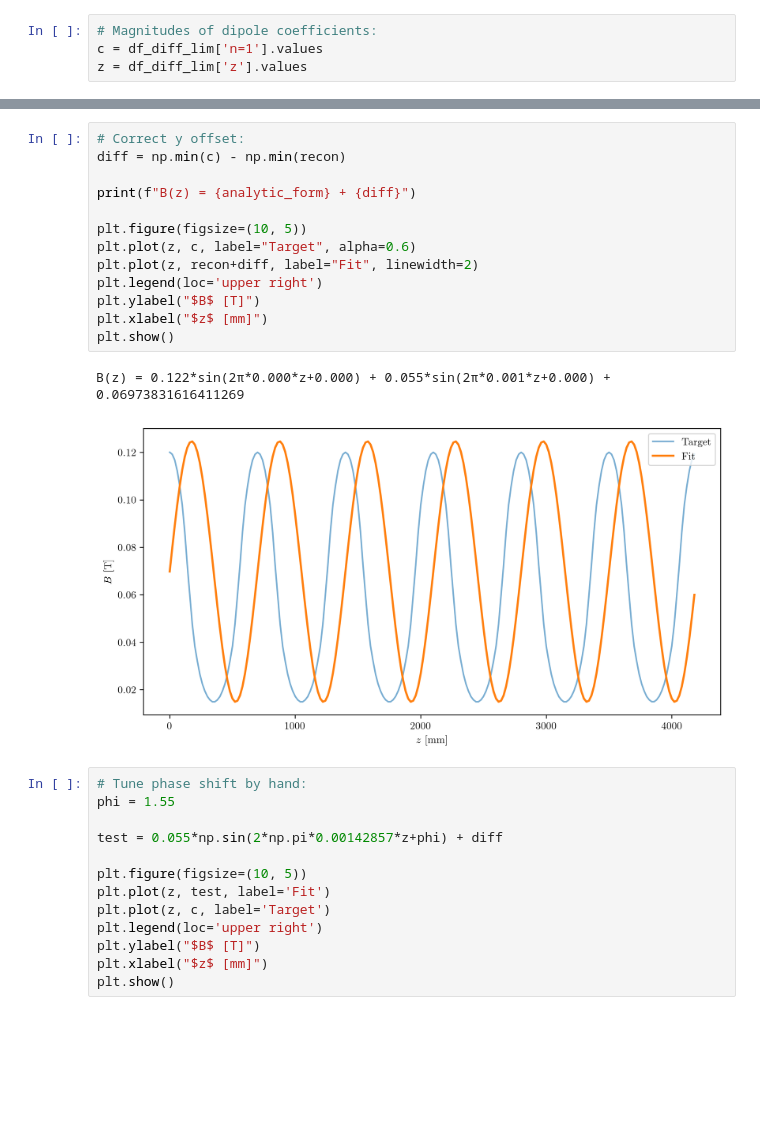
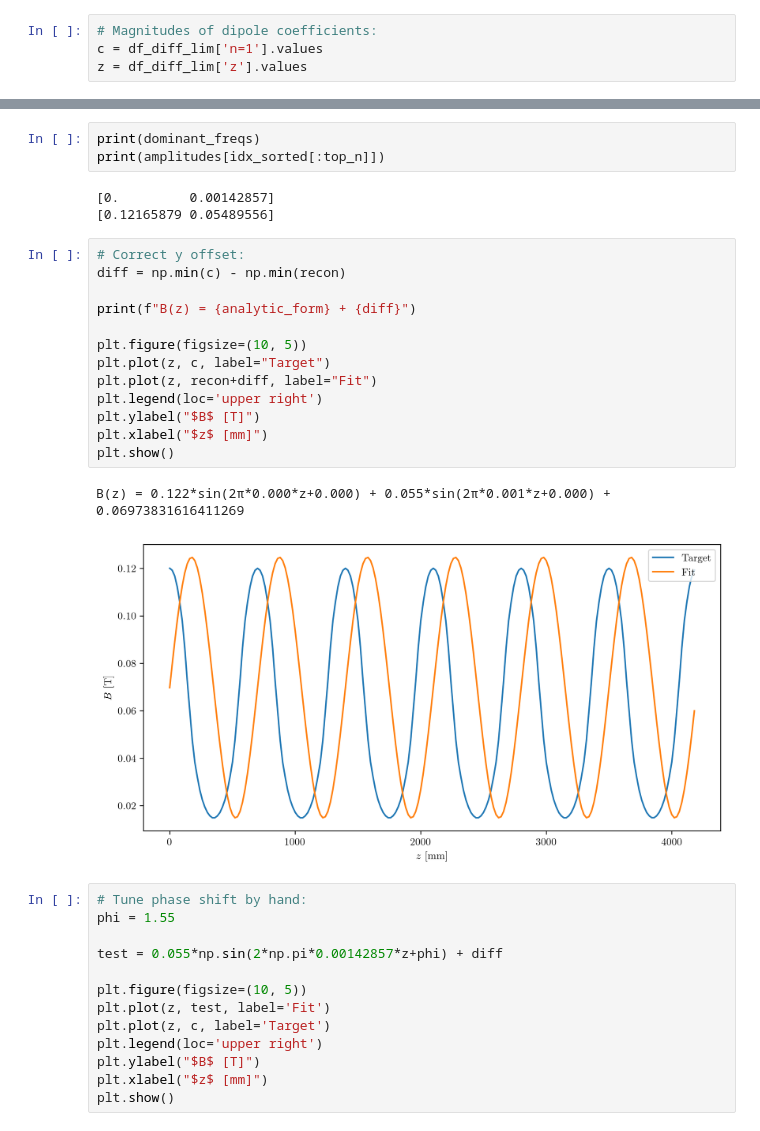
Before and after one commit to criggall/muon-cooling, a Jupyter notebook: field-studies/map/hfofo-lattice/multipole_expansion.ipynb, the cells around one changed output, grey strips where cells are left out. Saved outputs shown, nothing was run; the diff lists cells and outputs as text; blank space fills up the shorter version.

```diff
--- a/field-studies/map/hfofo-lattice/multipole_expansion.ipynb
+++ b/field-studies/map/hfofo-lattice/multipole_expansion.ipynb
@@ -520,19 +521,25 @@ B(z) = 0.122*sin(2π*0.000*z+0.000) + 0.055*sin(2π*0.001*z+0.000)
+# %%
+print(dominant_freqs)
+print(amplitudes[idx_sorted[:top_n]])
+# %% [output]
+[0.         0.00142857]
+[0.12165879 0.05489556]
 # %%
 # Correct y offset:
 diff = np.min(c) - np.min(recon)
 
 print(f"B(z) = {analytic_form} + {diff}")
 
 plt.figure(figsize=(10, 5))
-plt.plot(z, c, label="Target", alpha=0.6)
-plt.plot(z, recon+diff, label="Fit", linewidth=2)
+plt.plot(z, c, label="Target")
+plt.plot(z, recon+diff, label="Fit")
 plt.legend(loc='upper right')
 plt.ylabel("$B$ [T]")
 plt.xlabel("$z$ [mm]")
 plt.show()
 # %% [output]
 B(z) = 0.122*sin(2π*0.000*z+0.000) + 0.055*sin(2π*0.001*z+0.000) + 0.06973831616411269
-[figure, old version]
+[figure, new version]
 # %%
 # Tune phase shift by hand:
 phi = 1.55
```
Also changed, not shown: parts of 15 cells of this notebook, 7 other files.
